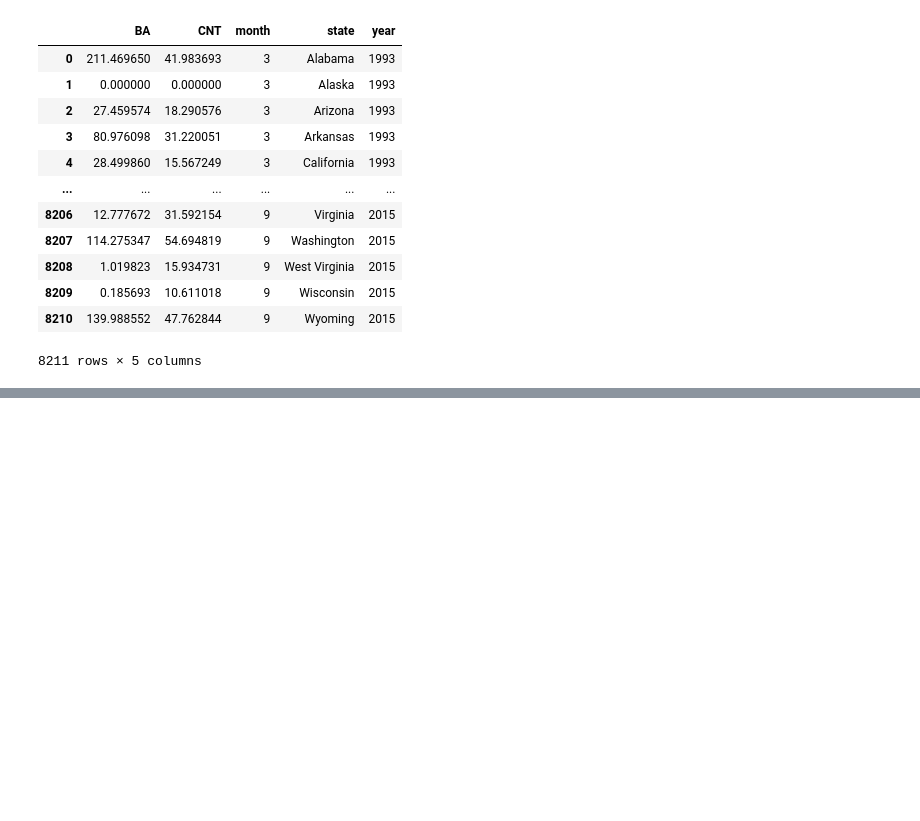
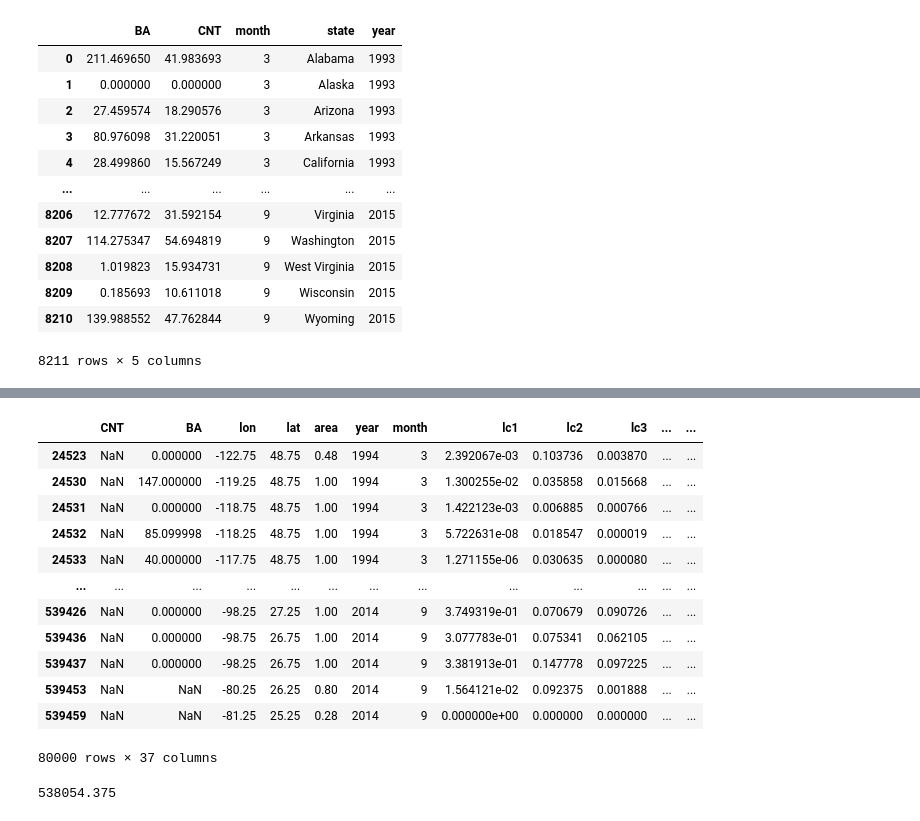
Before and after one commit to seorimpark/MATH517team2-3, a Jupyter notebook: Code/Visualisation_specific.ipynb, the cells around one changed output, grey strips where cells are left out. Saved outputs shown, nothing was run; the diff lists cells and outputs as text; code cells hidden in the pictures; blank space fills up the shorter version.

```diff
--- a/Code/Visualisation_specific.ipynb
+++ b/Code/Visualisation_specific.ipynb
@@ -525,0 +565,20 @@ len(df1["clim10"].unique())
+# %%
+dfwithna[dfwithna["CNT"].isna()==True]
+# %% [output]
+|  | CNT | BA | lon | lat | area | year | month | lc1 | lc2 | lc3 | ... | ... |
+| 24523 | NaN | 0.000000 | -122.75 | 48.75 | 0.48 | 1994 | 3 | 2.392067e-03 | 0.103736 | 0.003870 | ... | ... |
+| 24530 | NaN | 147.000000 | -119.25 | 48.75 | 1.00 | 1994 | 3 | 1.300255e-02 | 0.035858 | 0.015668 | ... | ... |
+| 24531 | NaN | 0.000000 | -118.75 | 48.75 | 1.00 | 1994 | 3 | 1.422123e-03 | 0.006885 | 0.000766 | ... | ... |
+| 24532 | NaN | 85.099998 | -118.25 | 48.75 | 1.00 | 1994 | 3 | 5.722631e-08 | 0.018547 | 0.000019 | ... | ... |
+| 24533 | NaN | 40.000000 | -117.75 | 48.75 | 1.00 | 1994 | 3 | 1.271155e-06 | 0.030635 | 0.000080 | ... | ... |
+| ... | ... | ... | ... | ... | ... | ... | ... | ... | ... | ... | ... | ... |
+| 539426 | NaN | 0.000000 | -98.25 | 27.25 | 1.00 | 2014 | 9 | 3.749319e-01 | 0.070679 | 0.090726 | ... | ... |
+| 539436 | NaN | 0.000000 | -98.75 | 26.75 | 1.00 | 2014 | 9 | 3.077783e-01 | 0.075341 | 0.062105 | ... | ... |
+| 539437 | NaN | 0.000000 | -98.25 | 26.75 | 1.00 | 2014 | 9 | 3.381913e-01 | 0.147778 | 0.097225 | ... | ... |
+| 539453 | NaN | NaN | -80.25 | 26.25 | 0.80 | 2014 | 9 | 1.564121e-02 | 0.092375 | 0.001888 | ... | ... |
+| 539459 | NaN | NaN | -81.25 | 25.25 | 0.28 | 2014 | 9 | 0.000000e+00 | 0.000000 | 0.000000 | ... | ... |
+80000 rows × 37 columns
+# %%
+np.max(df1["BA"])
+# %% [output]
+538054.375
```
Also changed, not shown: parts of 17 cells of this notebook, 1 other file.
